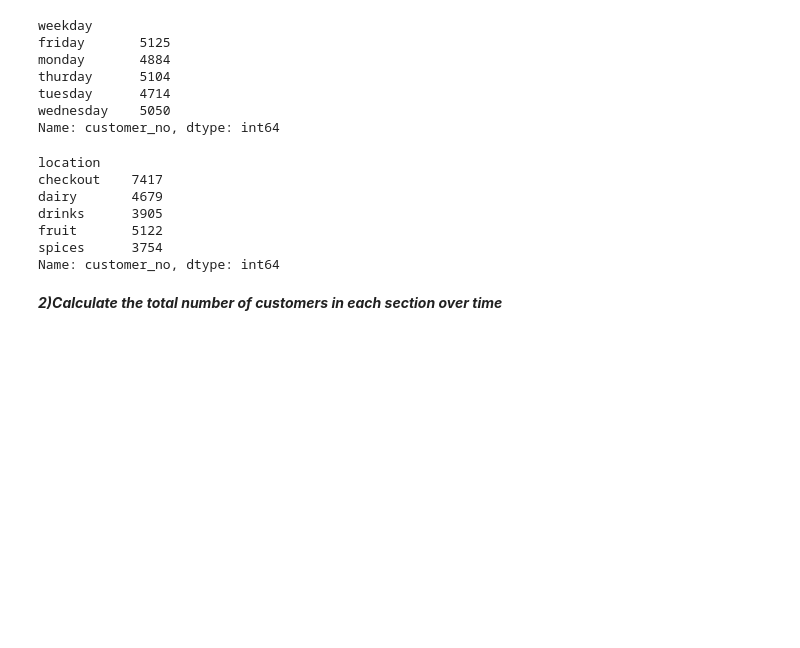
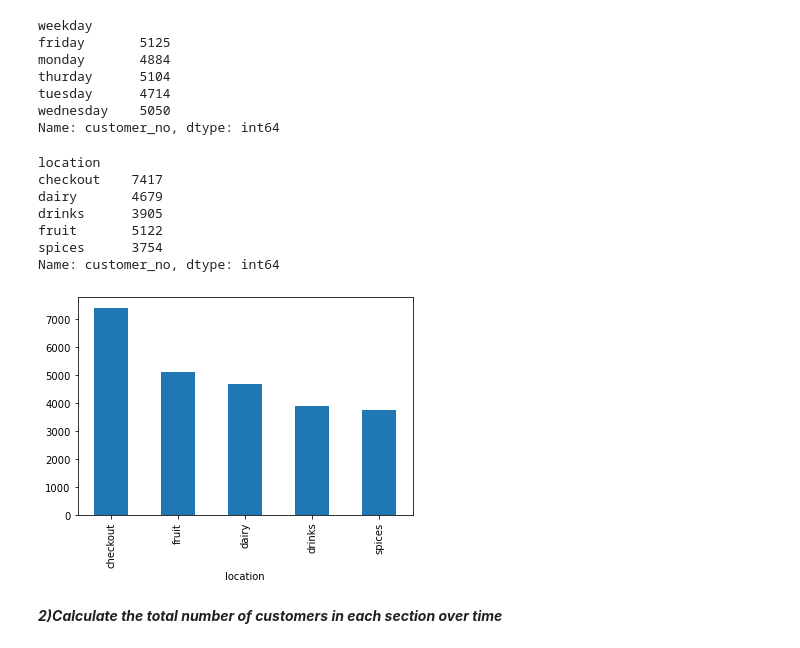
Before and after one commit to abhisrn1986/SupermarketSimulation, a Jupyter notebook: MarkovSimulation/data_exploration.ipynb, the cells around one changed output. Saved outputs shown, nothing was run; the diff lists cells and outputs as text; code cells hidden in the pictures; blank space fills up the shorter version.

```diff
--- a/MarkovSimulation/data_exploration.ipynb
+++ b/MarkovSimulation/data_exploration.ipynb
@@ -135,5 +135,9 @@ drinks      3905
 fruit       5122
 spices      3754
 Name: customer_no, dtype: int64
+# %%
+df.groupby('location')['customer_no'].count().sort_values(ascending=False).plot.bar();
+# %% [output]
+[figure, added]
 # %% [markdown]
 ***2)Calculate the total number of customers in each section over time***
```
Also changed, not shown: parts of 30 cells of this notebook.
